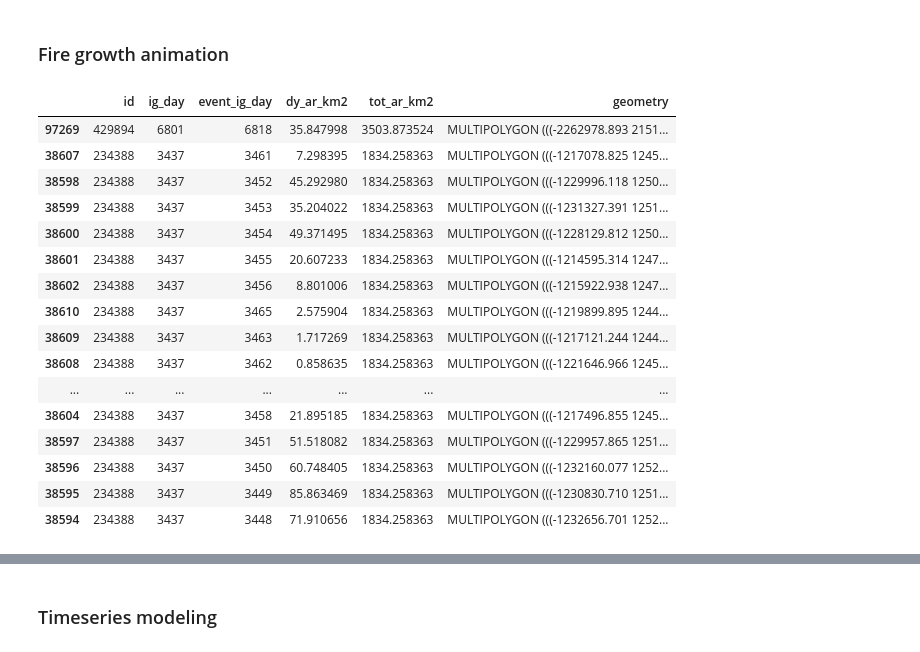
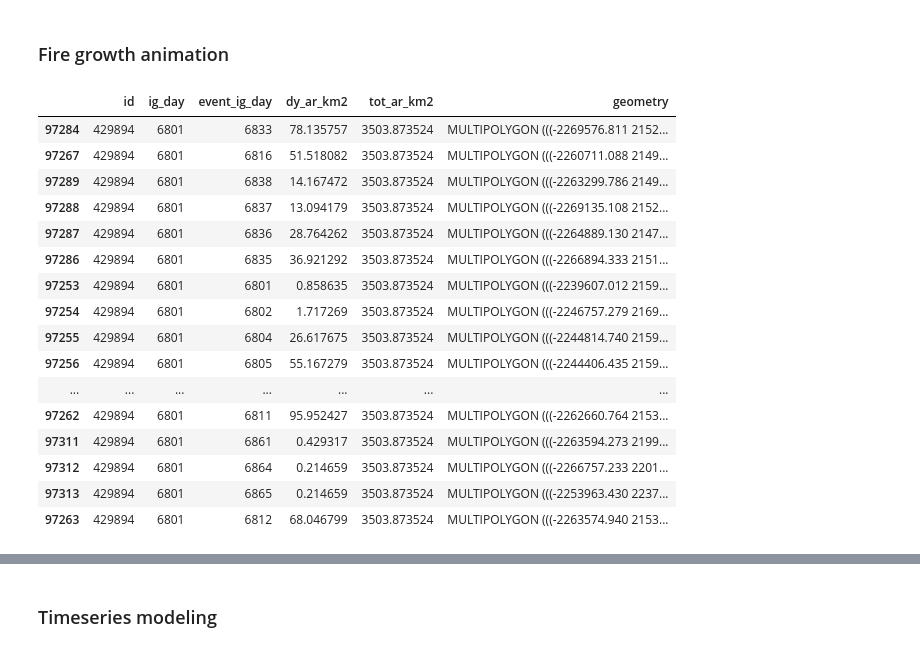
Before and after one commit to jtbuch/fire_hazard_index, a Jupyter notebook: scripts/preliminary_data_analysis.ipynb, the cells around one changed output, grey strips where cells are left out. Saved outputs shown, nothing was run; the diff lists cells and outputs as text; code cells hidden in the pictures.

```diff
--- a/scripts/preliminary_data_analysis.ipynb
+++ b/scripts/preliminary_data_analysis.ipynb
@@ -388,27 +400,26 @@ forest_xarr= forest_xarr_ur.sel(time= forest_xarr_ur.time.isin(pd.date_range(sta
 forest_df= forest_xarr.to_dataframe('fire').reset_index()
 forest_df['tot_days']= (forest_df.time - pd.to_datetime('2002-01-01')).dt.days
 # %%
-forests_gdf= gpd.read_file('../data/fire/fired_conus-ak_2002-2021_forests.gpkg')
 forests_gdf['ig_day']= (pd.to_datetime(forests_gdf['ig_date']) - pd.to_datetime('2002-01-01')).dt.days
 forests_gdf['event_ig_day'] = forests_gdf['event_day'] + forests_gdf['ig_day'] - 1
 # %%
-forests_gdf.sort_values(by= 'tot_ar_km2', ascending= False)[['id', 'ig_day', 'event_ig_day', 'dy_ar_km2', 'tot_ar_km2', 'geometry']][60:].head(20)
+forests_gdf.sort_values(by= 'tot_ar_km2', ascending= False)[['id', 'ig_day', 'event_ig_day', 'dy_ar_km2', 'tot_ar_km2', 'geometry']][0:].head(20)
 # %% [output]
 |  | id | ig_day | event_ig_day | dy_ar_km2 | tot_ar_km2 | geometry |
-| 97269 | 429894 | 6801 | 6818 | 35.847998 | 3503.873524 | MULTIPOLYGON (((-2262978.893 2151... |
-| 38607 | 234388 | 3437 | 3461 | 7.298395 | 1834.258363 | MULTIPOLYGON (((-1217078.825 1245... |
-| 38598 | 234388 | 3437 | 3452 | 45.292980 | 1834.258363 | MULTIPOLYGON (((-1229996.118 1250... |
-| 38599 | 234388 | 3437 | 3453 | 35.204022 | 1834.258363 | MULTIPOLYGON (((-1231327.391 1251... |
-| 38600 | 234388 | 3437 | 3454 | 49.371495 | 1834.258363 | MULTIPOLYGON (((-1228129.812 1250... |
-| 38601 | 234388 | 3437 | 3455 | 20.607233 | 1834.258363 | MULTIPOLYGON (((-1214595.314 1247... |
-| 38602 | 234388 | 3437 | 3456 | 8.801006 | 1834.258363 | MULTIPOLYGON (((-1215922.938 1247... |
-| 38610 | 234388 | 3437 | 3465 | 2.575904 | 1834.258363 | MULTIPOLYGON (((-1219899.895 1244... |
-| 38609 | 234388 | 3437 | 3463 | 1.717269 | 1834.258363 | MULTIPOLYGON (((-1217121.244 1244... |
-| 38608 | 234388 | 3437 | 3462 | 0.858635 | 1834.258363 | MULTIPOLYGON (((-1221646.966 1245... |
+| 97284 | 429894 | 6801 | 6833 | 78.135757 | 3503.873524 | MULTIPOLYGON (((-2269576.811 2152... |
+| 97267 | 429894 | 6801 | 6816 | 51.518082 | 3503.873524 | MULTIPOLYGON (((-2260711.088 2149... |
+| 97289 | 429894 | 6801 | 6838 | 14.167472 | 3503.873524 | MULTIPOLYGON (((-2263299.786 2149... |
+| 97288 | 429894 | 6801 | 6837 | 13.094179 | 3503.873524 | MULTIPOLYGON (((-2269135.108 2152... |
+| 97287 | 429894 | 6801 | 6836 | 28.764262 | 3503.873524 | MULTIPOLYGON (((-2264889.130 2147... |
+| 97286 | 429894 | 6801 | 6835 | 36.921292 | 3503.873524 | MULTIPOLYGON (((-2266894.333 2151... |
+| 97253 | 429894 | 6801 | 6801 | 0.858635 | 3503.873524 | MULTIPOLYGON (((-2239607.012 2159... |
+| 97254 | 429894 | 6801 | 6802 | 1.717269 | 3503.873524 | MULTIPOLYGON (((-2246757.279 2169... |
+| 97255 | 429894 | 6801 | 6804 | 26.617675 | 3503.873524 | MULTIPOLYGON (((-2244814.740 2159... |
+| 97256 | 429894 | 6801 | 6805 | 55.167279 | 3503.873524 | MULTIPOLYGON (((-2244406.435 2159... |
 | ... | ... | ... | ... | ... | ... | ... |
-| 38604 | 234388 | 3437 | 3458 | 21.895185 | 1834.258363 | MULTIPOLYGON (((-1217496.855 1245... |
-| 38597 | 234388 | 3437 | 3451 | 51.518082 | 1834.258363 | MULTIPOLYGON (((-1229957.865 1251... |
-| 38596 | 234388 | 3437 | 3450 | 60.748405 | 1834.258363 | MULTIPOLYGON (((-1232160.077 1252... |
-| 38595 | 234388 | 3437 | 3449 | 85.863469 | 1834.258363 | MULTIPOLYGON (((-1230830.710 1251... |
-| 38594 | 234388 | 3437 | 3448 | 71.910656 | 1834.258363 | MULTIPOLYGON (((-1232656.701 1252... |
+| 97262 | 429894 | 6801 | 6811 | 95.952427 | 3503.873524 | MULTIPOLYGON (((-2262660.764 2153... |
+| 97311 | 429894 | 6801 | 6861 | 0.429317 | 3503.873524 | MULTIPOLYGON (((-2263594.273 2199... |
+| 97312 | 429894 | 6801 | 6864 | 0.214659 | 3503.873524 | MULTIPOLYGON (((-2266757.233 2201... |
+| 97313 | 429894 | 6801 | 6865 | 0.214659 | 3503.873524 | MULTIPOLYGON (((-2253963.430 2237... |
+| 97263 | 429894 | 6801 | 6812 | 68.046799 | 3503.873524 | MULTIPOLYGON (((-2263574.940 2153... |
 # %%
```
Also changed, not shown: parts of 12 cells of this notebook, 1 other file.
